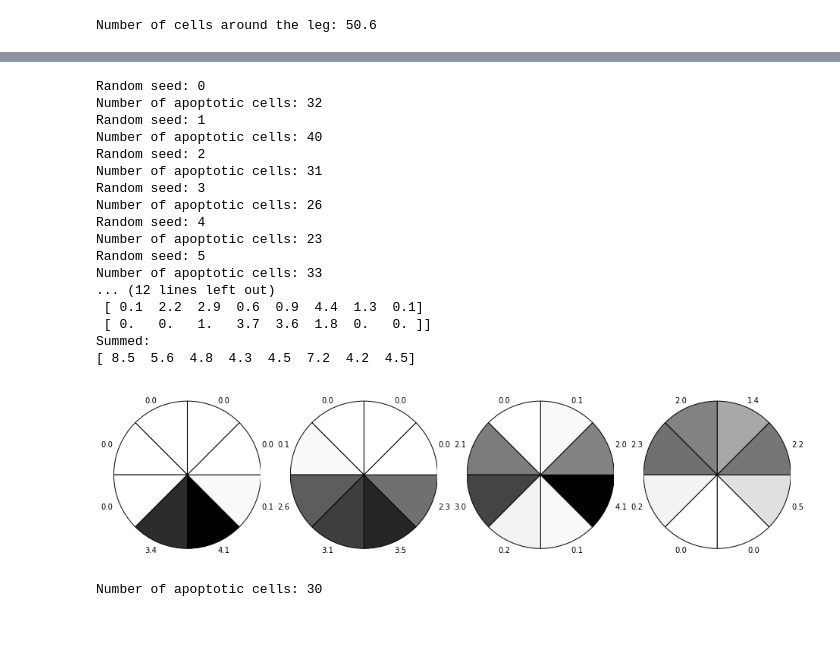
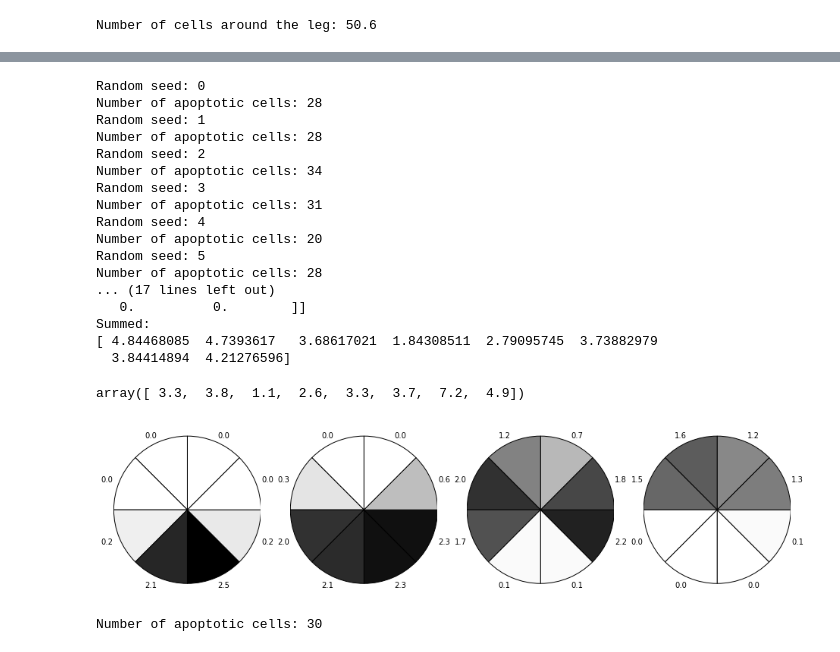
Before and after one commit to glyg/leg-joint, a Jupyter notebook: notebooks/7 - Joint.ipynb, the cells around one changed output, grey strips where cells are left out. Cells and saved outputs as stored; diff of their text form; code cells hidden in the pictures.

```diff
--- a/notebooks/7 - Joint.ipynb
+++ b/notebooks/7 - Joint.ipynb
@@ -51,0 +45,16 @@ ax.set_ylim(0, 1)
+# %%
+width_apopto = 1.8
+p0 = 0.7
+amp = 0.4
+
+
+thetas = np.linspace(-np.pi, np.pi, 512)
+zeds = np.linspace(-20, 20, 512)
+fig, ax = plt.subplots()#subplot_kw={'projection':'3d'})
+
+thetas, zeds = np.meshgrid(thetas, zeds)
+probas =  p_apopto(zeds, thetas,
+                   width_apopto=width_apopto,
+                   p0=p0, amp=amp)
+ax.imshow(probas.T)
+plt.savefig('../doc/imgs/apoptosis_proba.svg')
@@ -56,14 +67,14 @@ for seed in range(10):
     print('Random seed: %i' % seed)
     apopto_cells = get_apoptotic_cells(eptm,
                                        seed=seed, z0=0.,
-                                       width_apopto=50.,
-                                       p0=0.025, amp=0.)
-    apopto_sequence = get_sequence(apopto_cells, num_steps=5)
+                                       width_apopto=width_apopto,
+                                       p0=p0, amp=amp)
+    apopto_sequence = get_sequence(apopto_cells, num_steps=10)
     n_seq = len(apopto_sequence)
     n_cells.append(len(apopto_cells))
     apopto_4steps = [np.concatenate(
-                             apopto_sequence[n_seq//4 * i:
-                                             n_seq//4 * i + n_seq//4]
+                         apopto_sequence[n_seq//4 * i:
+                                         n_seq//4 * i + n_seq//4]
                                     ) for i in range(4)]
     thetas_4steps = [np.unique([eptm.thetas[cell] for cell in seq])
                      for seq in apopto_4steps]
@@ -75,25 +86,27 @@ n_cells= np.array(n_cells)
 print('Average number of apoptic cells: %.1f ± %.2f'
       % (n_cells.mean(), n_cells.std()))
 avg_hists = all_hists.mean(axis=0)
+norm = n_cells.mean() / avg_hists.sum()
+
 print('repartition: ')
-print(avg_hists)
+print(avg_hists * norm)
 print('Summed:')
-print(avg_hists.sum(axis=0))
+print(avg_hists.sum(axis=0) * norm)
 # %% [output]
 Random seed: 0
-Number of apoptotic cells: 32
+Number of apoptotic cells: 28
 Random seed: 1
-Number of apoptotic cells: 40
+Number of apoptotic cells: 28
 Random seed: 2
+Number of apoptotic cells: 34
+Random seed: 3
 Number of apoptotic cells: 31
-Random seed: 3
-Number of apoptotic cells: 26
 Random seed: 4
-Number of apoptotic cells: 23
+Number of apoptotic cells: 20
 Random seed: 5
-Number of apoptotic cells: 33
-... (12 lines left out)
- [ 0.1  2.2  2.9  0.6  0.9  4.4  1.3  0.1]
- [ 0.   0.   1.   3.7  3.6  1.8  0.   0. ]]
+Number of apoptotic cells: 28
+... (17 lines left out)
+   0.          0.        ]]
 Summed:
-[ 8.5  5.6  4.8  4.3  4.5  7.2  4.2  4.5]
+[ 4.84468085  4.7393617   3.68617021  1.84308511  2.79095745  3.73882979
+  3.84414894  4.21276596]
@@ -100,32 +118,38 @@ Summed:
+# %%
+in_vivo_hist.sum(axis=0)
+# %% [output]
+array([ 3.3,  3.8,  1.1,  2.6,  3.3,  3.7,  7.2,  4.9])
 # %%
 fig, axes = plt.subplots(1, 4,
                          figsize=(16, 4))
 
 radii = np.ones(8)
 width = np.pi/4
+
+avg_hists *= norm
 
 for i in range(4):
     num_depths = avg_hists[i, :]
     ax = axes[i]
     # bars = ax.bar(np.arange(0, 2*np.pi, np.pi/4), radii,
     #              width=width, bottom=0.0, )
 
     # for nd, bar in zip(num_depths, bars):
     #    bar.set_facecolor([0, 0, 0])
     #    bar.set_alpha(nd/avg_hists.max())
     labels = ['%1.1f' % nd for nd in avg_hists[i, :]]
     sizes = np.ones(8)
     colors = [(1 - nd/avg_hists.max(),
                1 - nd/avg_hists.max(),
                1 - nd/avg_hists.max())
               for nd in avg_hists[i, :]]
     ax.pie(sizes, colors=colors, labels=labels, startangle=-90)
     ax.axis('equal')
 
 fig.savefig('../doc/imgs/repartition_pie_plot.svg')
 plt.draw()
 # %% [output]
-[figure, old version]
+[figure, new version]
 # %%
 #eptm = lj.Epithelium(graphXMLfile='../saved_graphs/xml/before_apoptosis.xml',#
 #                     paramfile='../default/params.xml')
```
Also changed, not shown: parts of 10 cells of this notebook, 19 other files.
